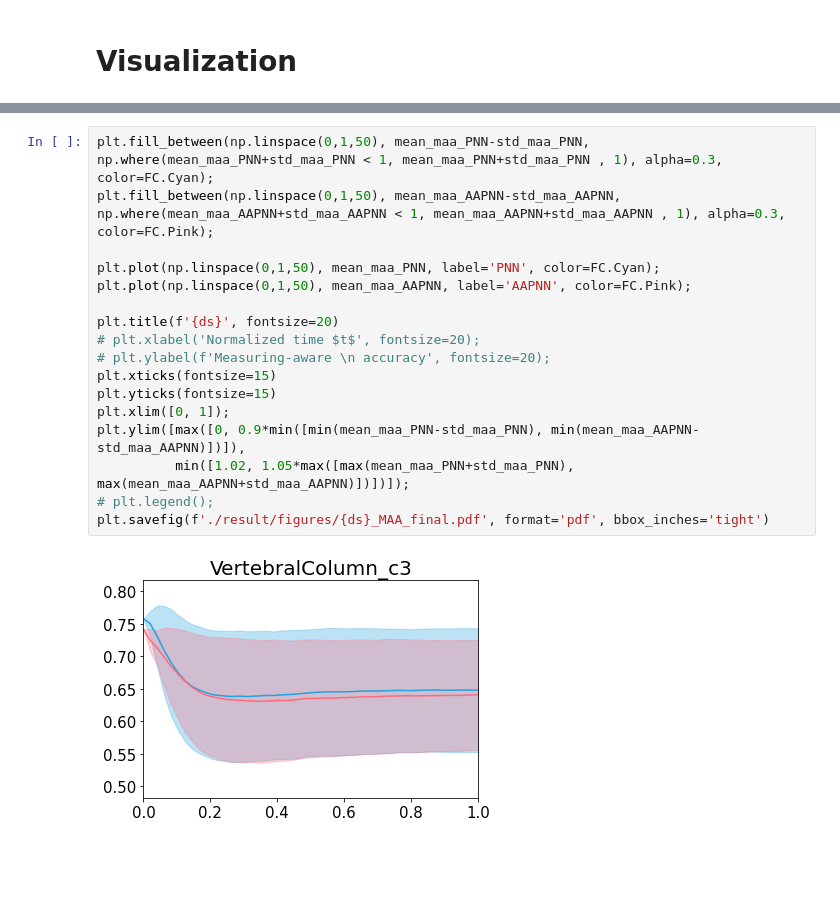
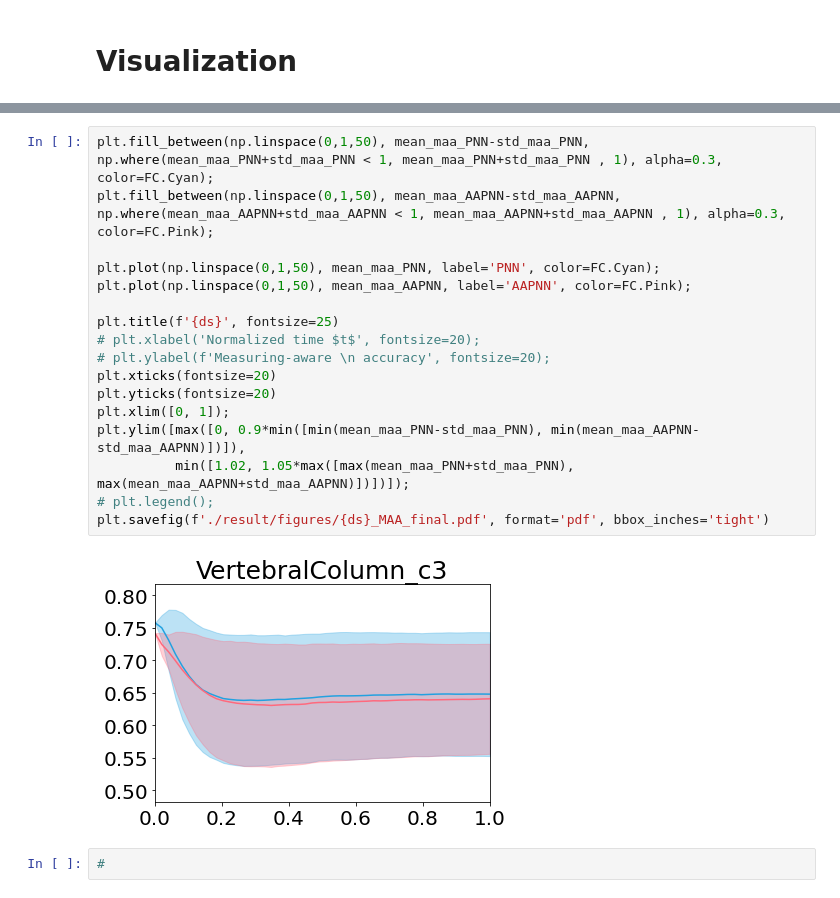
Before and after one commit to Neuromophic/Aging-aware-training, a Jupyter notebook: Visualization.ipynb, the cells around one changed output, grey strips where cells are left out. Drawn from its saved outputs; the diff is of its cells as text; blank space fills up the shorter version.

Commit message:
figures

```diff
--- a/Visualization.ipynb
+++ b/Visualization.ipynb
@@ -114,19 +114,21 @@ plt.savefig(f'./result/figures/{ds}_ACC_final.pdf', format='pdf', bbox_inches='t
 # %%
 plt.fill_between(np.linspace(0,1,50), mean_maa_PNN-std_maa_PNN, np.where(mean_maa_PNN+std_maa_PNN < 1, mean_maa_PNN+std_maa_PNN , 1), alpha=0.3, color=FC.Cyan);
 plt.fill_between(np.linspace(0,1,50), mean_maa_AAPNN-std_maa_AAPNN, np.where(mean_maa_AAPNN+std_maa_AAPNN < 1, mean_maa_AAPNN+std_maa_AAPNN , 1), alpha=0.3, color=FC.Pink);
 
 plt.plot(np.linspace(0,1,50), mean_maa_PNN, label='PNN', color=FC.Cyan);
 plt.plot(np.linspace(0,1,50), mean_maa_AAPNN, label='AAPNN', color=FC.Pink);
 
-plt.title(f'{ds}', fontsize=20)
+plt.title(f'{ds}', fontsize=25)
 # plt.xlabel('Normalized time $t$', fontsize=20);
 # plt.ylabel(f'Measuring-aware \n accuracy', fontsize=20);
-plt.xticks(fontsize=15)
-plt.yticks(fontsize=15)
+plt.xticks(fontsize=20)
+plt.yticks(fontsize=20)
 plt.xlim([0, 1]);
 plt.ylim([max([0, 0.9*min([min(mean_maa_PNN-std_maa_PNN), min(mean_maa_AAPNN-std_maa_AAPNN)])]),
           min([1.02, 1.05*max([max(mean_maa_PNN+std_maa_PNN), max(mean_maa_AAPNN+std_maa_AAPNN)])])]);
 # plt.legend();
 plt.savefig(f'./result/figures/{ds}_MAA_final.pdf', format='pdf', bbox_inches='tight')
 # %% [output]
-[figure, old version]
+[figure, new version]
+# %%
+#
```
Also changed, not shown: parts of 1 cell of this notebook, 33 other files.
